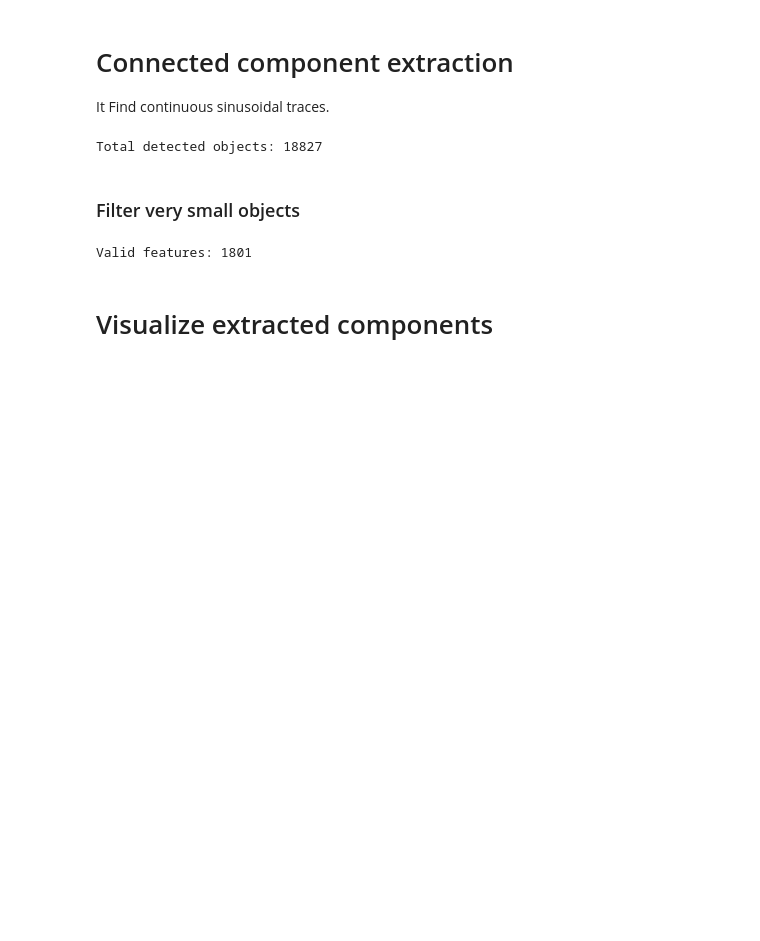
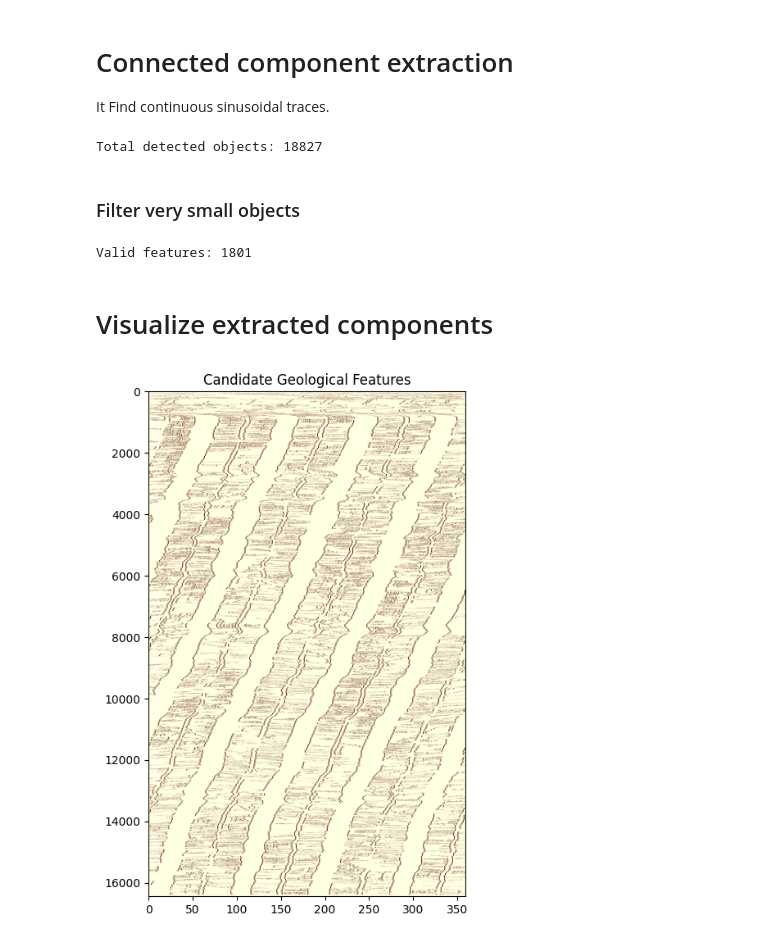
Before and after one commit to Ashraf-ISM/100-Days-of-Python-for-Oil-Gas-Subsurface-Analytics, a Jupyter notebook: notebooks/day-50/autopick.ipynb, the cells around one changed output. Saved outputs shown, nothing was run; the diff lists cells and outputs as text; code cells hidden in the pictures; blank space fills up the shorter version.

```diff
--- a/notebooks/day-50/autopick.ipynb
+++ b/notebooks/day-50/autopick.ipynb
@@ -562,10 +562,12 @@ Valid features: 1801
 # %%
 feature_mask = np.zeros_like(edges)
 
 for i in valid_components:
     feature_mask[labels == i] = 255
 
 plt.figure(figsize=(5,8))
-plt.imshow(feature_mask, cmap='gray', aspect='auto')
+plt.imshow(feature_mask, cmap='YlOrBr', aspect='auto')
 plt.title("Candidate Geological Features")
 plt.show()
+# %% [output]
+[figure, added]
```
